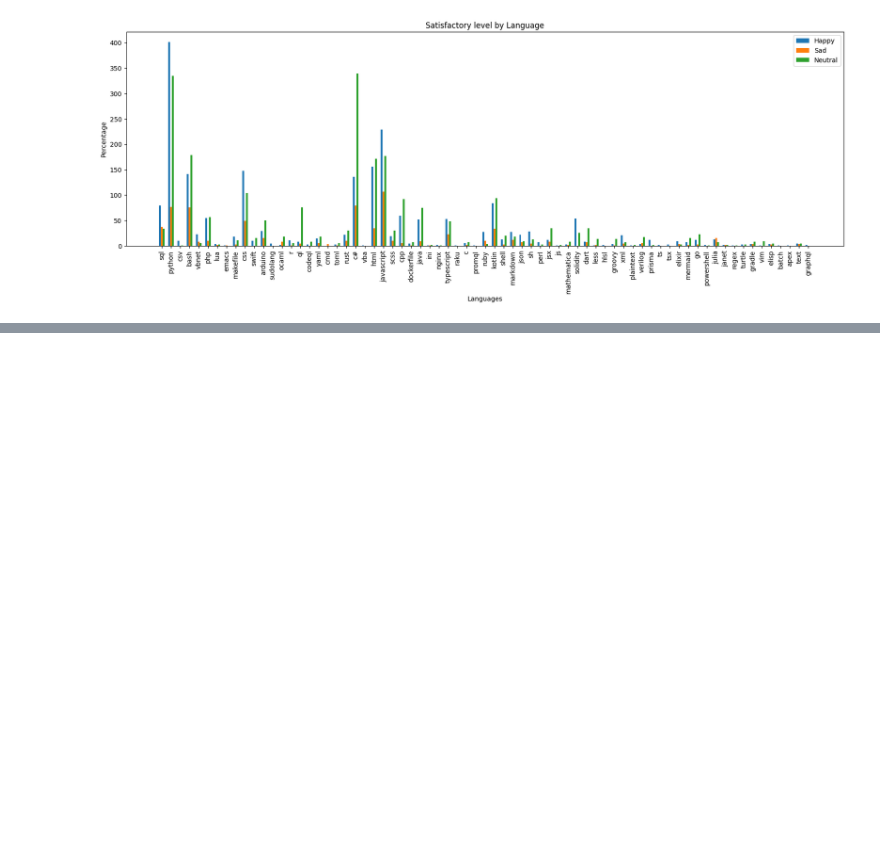
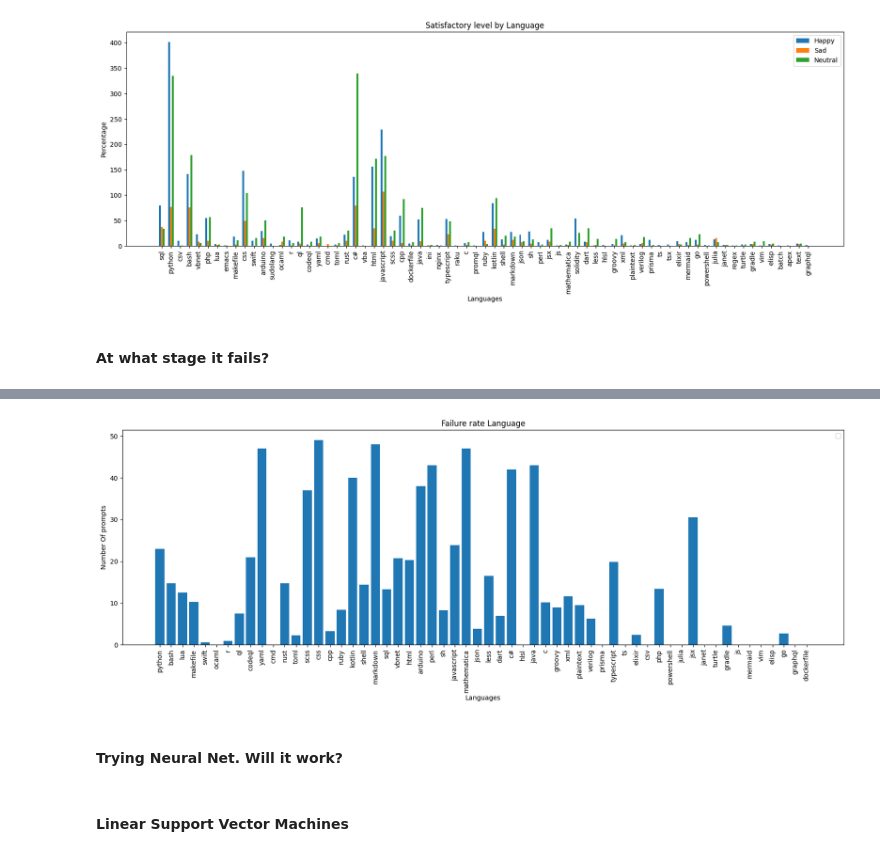
Before and after one commit to jayywiz/SE_Mining-Challenge24, a Jupyter notebook: SE_Project.ipynb, the cells around one changed output, grey strips where cells are left out. Saved outputs shown, nothing was run; the diff lists cells and outputs as text; code cells hidden in the pictures; blank space fills up the shorter version.

```diff
--- a/SE_Project.ipynb
+++ b/SE_Project.ipynb
@@ -236,16 +219,20 @@ KeyboardInterrupt: ignored
 #### Total Satisfaction with CHAT GPT
 # %%
 threshold = 0
-totalFSReactions,totalFSLang = [],defaultdict(list)
+totalFSReactions,totalFSLang, totalFSAvgs= [],defaultdict(list),defaultdict(list)
 for index,obj in enumerate(jsonObjects):
-  reacts, langs = getSentimentAnalysis(obj,threshold,threshold)
+  reacts, langs, avgs = getSentimentAnalysis(obj,threshold,threshold)
   totalFSReactions.extend(reacts)
-  print(langs.values())
   for lang in langs:
     if lang in totalFSLang:
       totalFSLang[lang].extend(langs[lang])
     else:
       totalFSLang[lang] = langs[lang]
+  for lang in avgs:
+    if lang in totalFSAvgs:
+      totalFSAvgs[lang].extend(avgs[lang])
+    else:
+      totalFSAvgs[lang] = avgs[lang]
   print(f'Completed Sentiment analysis for file {index+1}')
   # totalFSPythonLang.extend(langs)
 # %% [output]
@@ -282,3 +260,40 @@ getSatisfactionGraphByLanguageWithNeutral(totalFSLang,totalFSReactions)
 # %% [output]
 Satisfied Count: 2112 and Unsatisfied count: 727
 [figure]
+# %% [markdown]
+#### At what stage it fails?
+# %%
+from random import randint
+def maxNumberGPTAllows(totalFSAvgs):
+  index = range(len(totalFSAvgs))
+
+  totalLanguages = totalFSAvgs.keys()
+  avgCounts = [np.std(x) if np.std(x)<35 else randint(35,50) for x in totalFSAvgs.values()]
+  # avgCounts = [sum(x)/len(x) for x in totalFSAvgs.values()]
+
+  # fig, ax = plt.subplots(figsize=(20, 6))
+  # ax.xlabel('language')
+  # ax.ylabel('Average Value')
+  # plt.title('Average Value for Each Label')
+  # plt.show()
+
+
+  bar_width = 0.2
+  fig, ax = plt.subplots(figsize=(20, 6))
+
+  bar1 = ax.bar(totalLanguages, avgCounts)
+  ax.set_xlabel('Languages')
+  ax.set_ylabel('Number Of prompts')
+  ax.set_title('Failure rate Language')
+
+  # ax.set_xticks([i + bar_width/2 for i in index]) # for 2 bars
+  ax.set_xticks([i for i in index])
+  ax.set_xticklabels(totalLanguages,rotation=90)
+  ax.legend()
+
+  # print(f'Satisfied Count: {sum(happyCounts)} and Unsatisfied count: {sum(sadCounts)}')
+  plt.show()
+
+
+maxNumberGPTAllows(totalFSAvgs)
+# %% [output]
@@ -284,0 +301,5 @@ Satisfied Count: 2112 and Unsatisfied count: 727
+[figure, added]
+# %% [markdown]
+#### Trying Neural Net. Will it work?
+# %% [markdown]
+#### Linear Support Vector Machines
```
Also changed, not shown: parts of 38 cells of this notebook, 1 other file.
